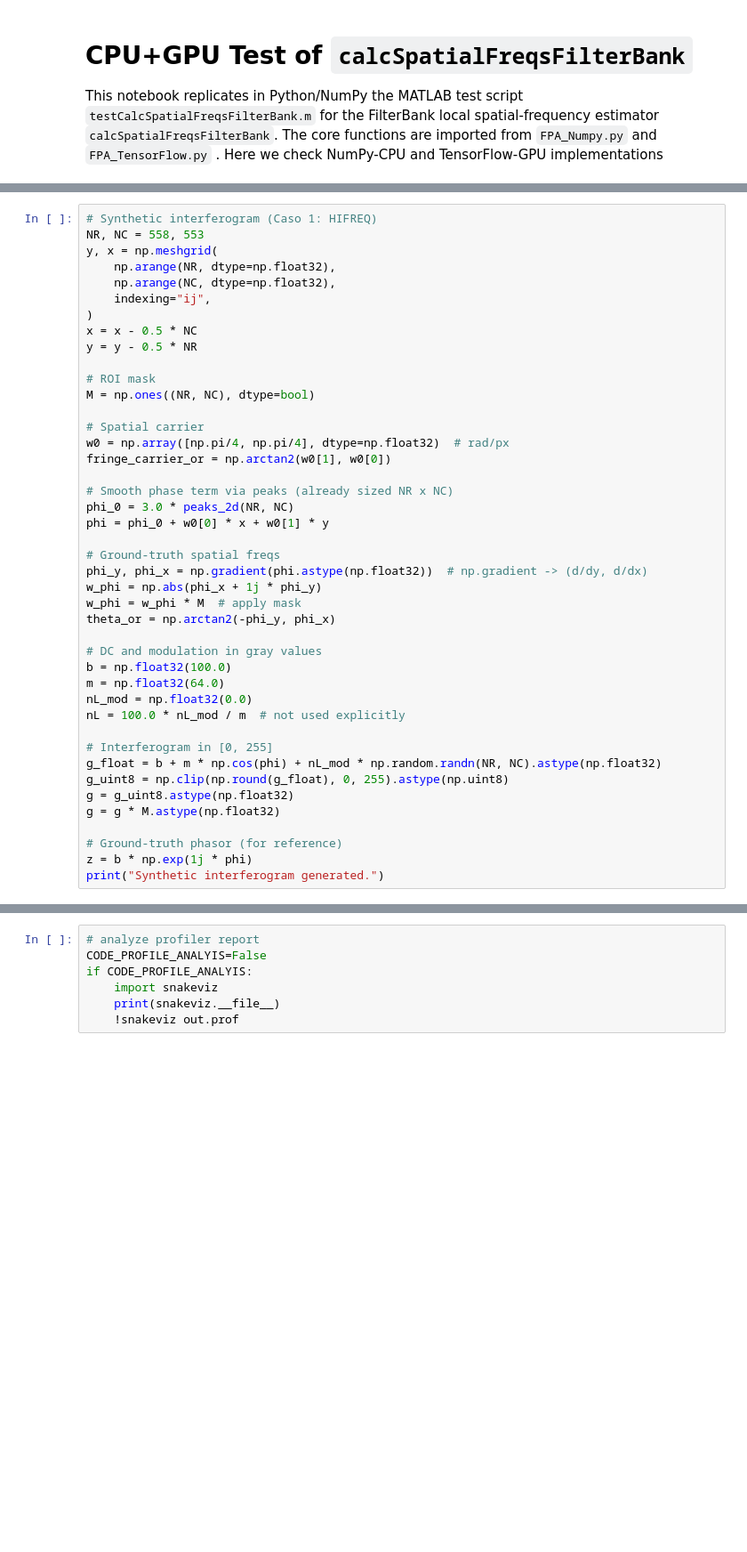
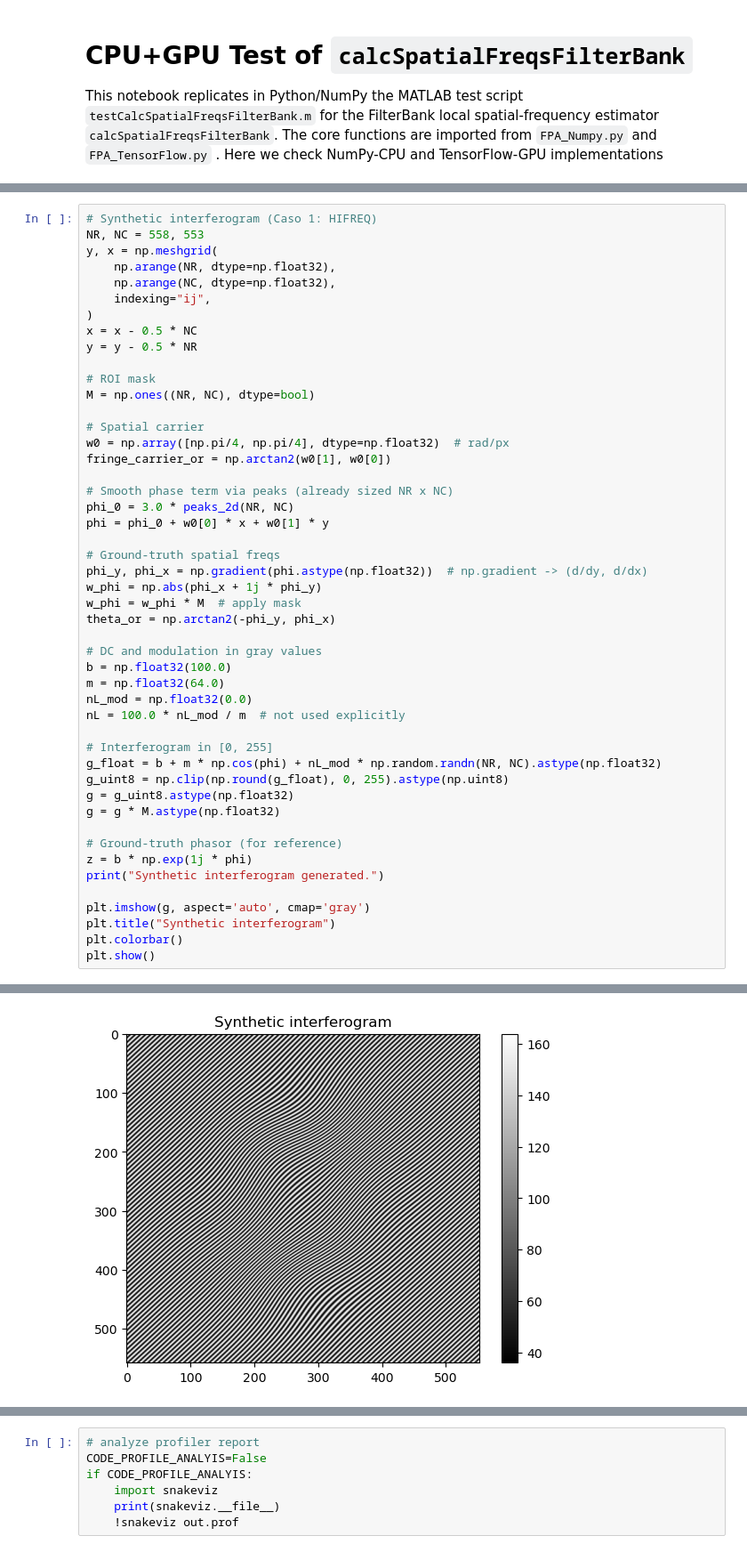
Before and after one commit to juaquiro/72_OM4M008_LENSPMD25_CPU_GPU_FPA, a Jupyter notebook: Python_src/Notebooks/testCalcSpatialFreqsFilterBank_CPU-GPU.ipynb, the cells around one changed output, grey strips where cells are left out. Shown: that part at 89% size. Saved outputs shown, nothing was run; the diff lists cells and outputs as text; blank space fills up the shorter version.

```diff
--- a/Python_src/Notebooks/testCalcSpatialFreqsFilterBank_CPU-GPU.ipynb
+++ b/Python_src/Notebooks/testCalcSpatialFreqsFilterBank_CPU-GPU.ipynb
@@ -151,33 +155,39 @@ M = np.ones((NR, NC), dtype=bool)
 w0 = np.array([np.pi/4, np.pi/4], dtype=np.float32)  # rad/px
 fringe_carrier_or = np.arctan2(w0[1], w0[0])
 
 # Smooth phase term via peaks (already sized NR x NC)
 phi_0 = 3.0 * peaks_2d(NR, NC)
 phi = phi_0 + w0[0] * x + w0[1] * y
 
 # Ground-truth spatial freqs
 phi_y, phi_x = np.gradient(phi.astype(np.float32))  # np.gradient -> (d/dy, d/dx)
 w_phi = np.abs(phi_x + 1j * phi_y)
 w_phi = w_phi * M  # apply mask
 theta_or = np.arctan2(-phi_y, phi_x)
 
 # DC and modulation in gray values
 b = np.float32(100.0)
 m = np.float32(64.0)
 nL_mod = np.float32(0.0)
 nL = 100.0 * nL_mod / m  # not used explicitly
 
 # Interferogram in [0, 255]
 g_float = b + m * np.cos(phi) + nL_mod * np.random.randn(NR, NC).astype(np.float32)
 g_uint8 = np.clip(np.round(g_float), 0, 255).astype(np.uint8)
 g = g_uint8.astype(np.float32)
 g = g * M.astype(np.float32)
 
 # Ground-truth phasor (for reference)
 z = b * np.exp(1j * phi)
 print("Synthetic interferogram generated.")
+
+plt.imshow(g, aspect='auto', cmap='gray')
+plt.title("Synthetic interferogram")
+plt.colorbar()
+plt.show()
 # %% [output]
 Synthetic interferogram generated.
+[figure, added]
 # %%
 # Time numpy paralell filter bank method (outputs kept if needed)
 # use partial to keep funcion metadata
```
Also changed, not shown: parts of 7 cells of this notebook, 6 other files.
